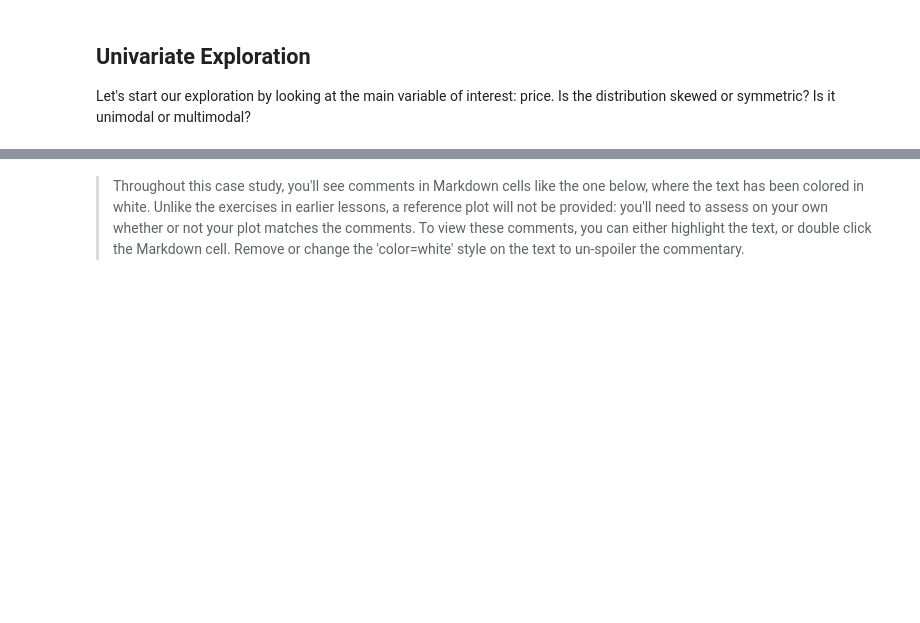
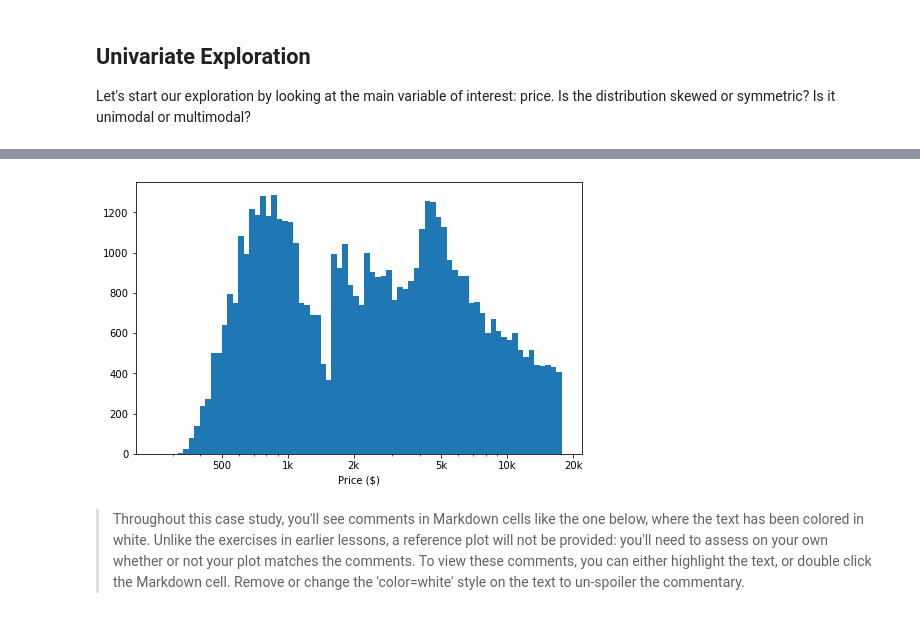
Before and after one commit to DihiaMezghiche/DA_diamonds, a Jupyter notebook: Univariate_Exploration.ipynb, the cells around one changed output, grey strips where cells are left out. Cells and saved outputs as stored; diff of their text form; code cells hidden in the pictures; blank space fills up the shorter version.

```diff
--- a/Univariate_Exploration.ipynb
+++ b/Univariate_Exploration.ipynb
@@ -30,3 +83,15 @@ Let's start our exploration by looking at the main variable of interest: price.
+# %%
+log_binsize = 0.025
+bins = 10** np.arange(2.4, np.log10(diamonds['price'].max()+log_binsize), log_binsize)
+
+plt.figure(figsize=[8,5])
+plt.hist(data=diamonds, x='price', bins=bins)
+plt.xlabel('Price ($)')
+plt.xscale('log')
+plt.xticks([500, 1e3, 2e3, 5e3, 1e4, 2e4], [500, '1k', '2k', '5k', '10k', '20k'])
+plt.show()
+# %% [output]
+[figure, added]
 # %% [markdown]
 > Throughout this case study, you'll see comments in Markdown cells like the one below, where the text has been colored in white. Unlike the exercises in earlier lessons, a reference plot will not be provided: you'll need to assess on your own whether or not your plot matches the comments. To view these comments, you can either highlight the text, or double click the Markdown cell. Remove or change the 'color=white' style on the text to un-spoiler the commentary.
 # %% [markdown]
```
Also changed, not shown: parts of 17 cells of this notebook.
